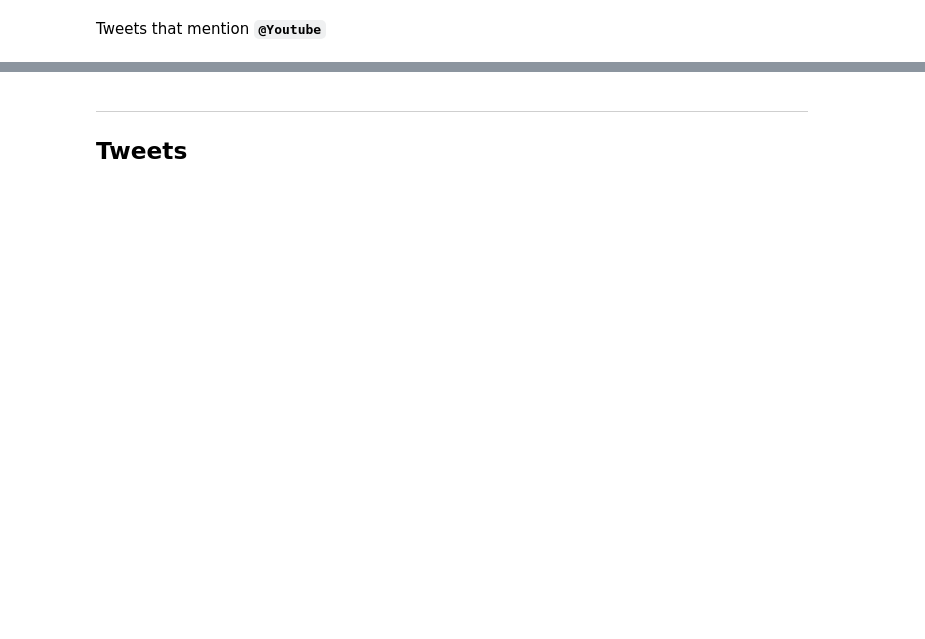
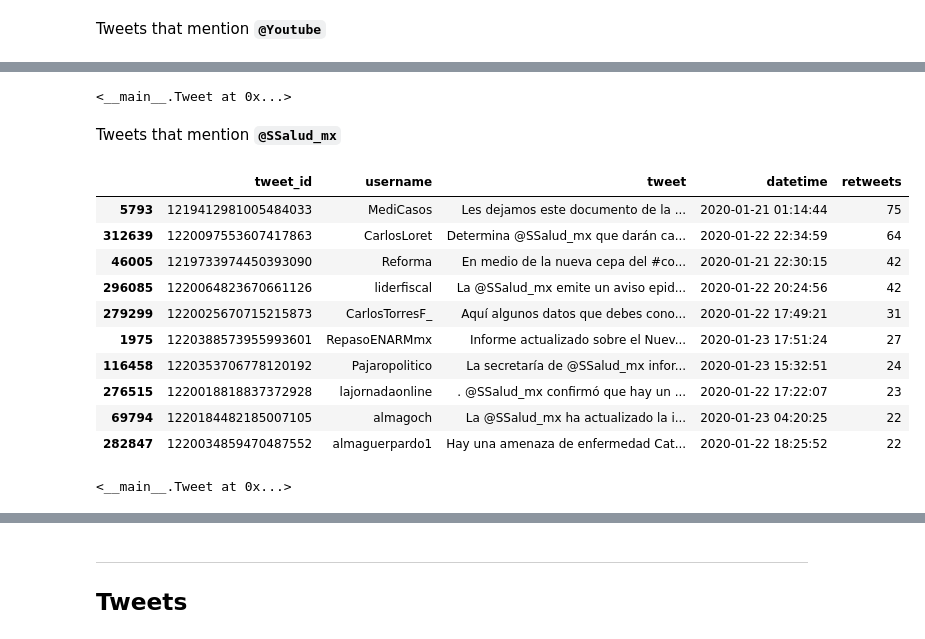
Before and after one commit to social-link-analytics-group-bsc/tw_coronavirus, a Jupyter notebook: corona_virus.ipynb, the cells around one changed output, grey strips where cells are left out. Drawn from its saved outputs; the diff is of its cells as text; code cells hidden in the pictures; blank space fills up the shorter version.

```diff
--- a/corona_virus.ipynb
+++ b/corona_virus.ipynb
@@ -230,0 +266,30 @@ tweets[tweets['mentions'].isin(['@YouTube'])][['tweet_id', 'tweet', 'datetime',
+# %%
+tweet_html = ("""
+<blockquote class="twitter-tweet"><p lang="es" dir="ltr"><a href="https://twitter.com/hashtag/FelizMiercoles?src=hash&amp;ref_src=twsrc%5Etfw">#FelizMiercoles</a> el presidente <a href="https://twitter.com/lopezobrador?ref_src=twsrc%5Etfw">@lopezobrador</a> confirmó que hay un posible caso de <a href="https://twitter.com/hashtag/coronavirus?src=hash&amp;ref_src=twsrc%5Etfw">#coronavirus</a> en <a href="https://twitter.com/hashtag/Tamaulipas?src=hash&amp;ref_src=twsrc%5Etfw">#Tamaulipas</a>, explicó que el paciente está en observación.</p>&mdash; Pie de Página (@PdPagina) <a href="https://twitter.com/PdPagina/status/1219981557122969600?ref_src=twsrc%5Etfw">January 22, 2020</a></blockquote> <script async src="https://platform.twitter.com/widgets.js" charset="utf-8"></script>
+""")
+Tweet(tweet_html)
+# %% [output]
+<__main__.Tweet at 0x...>
+# %% [markdown]
+Tweets that mention **`@SSalud_mx`**
+# %%
+tweets[tweets['mentions'].isin(['@SSalud_mx'])][['tweet_id', 'username', 'tweet', 'datetime', 'retweets']].sort_values('retweets', ascending=False).head(10)
+# %% [output]
+|  | tweet_id | username | tweet | datetime | retweets |
+| 5793 | 1219412981005484033 | MediCasos | Les dejamos este documento de la ... | 2020-01-21 01:14:44 | 75 |
+| 312639 | 1220097553607417863 | CarlosLoret | Determina @SSalud_mx que darán ca... | 2020-01-22 22:34:59 | 64 |
+| 46005 | 1219733974450393090 | Reforma | En medio de la nueva cepa del #co... | 2020-01-21 22:30:15 | 42 |
+| 296085 | 1220064823670661126 | liderfiscal | La @SSalud_mx emite un aviso epid... | 2020-01-22 20:24:56 | 42 |
+| 279299 | 1220025670715215873 | CarlosTorresF_ | Aquí algunos datos que debes cono... | 2020-01-22 17:49:21 | 31 |
+| 1975 | 1220388573955993601 | RepasoENARMmx | Informe actualizado sobre el Nuev... | 2020-01-23 17:51:24 | 27 |
+| 116458 | 1220353706778120192 | Pajaropolitico | La secretaría de @SSalud_mx infor... | 2020-01-23 15:32:51 | 24 |
+| 276515 | 1220018818837372928 | lajornadaonline | . @SSalud_mx confirmó que hay un ... | 2020-01-22 17:22:07 | 23 |
+| 69794 | 1220184482185007105 | almagoch | La @SSalud_mx ha actualizado la i... | 2020-01-23 04:20:25 | 22 |
+| 282847 | 1220034859470487552 | almaguerpardo1 | Hay una amenaza de enfermedad Cat... | 2020-01-22 18:25:52 | 22 |
+# %%
+tweet_html = (
+"""<blockquote class="twitter-tweet"><p lang="es" dir="ltr">Les dejamos este documento de la <a href="https://twitter.com/SSalud_mx?ref_src=twsrc%5Etfw">@SSalud_mx</a> sobre coronavirus y la relación con <a href="https://twitter.com/hashtag/Wuhan?src=hash&amp;ref_src=twsrc%5Etfw">#Wuhan</a> <a href="https://t.co/Zim0TTKK4f">pic.twitter.com/Zim0TTKK4f</a></p>&mdash; El internista. (@MediCasos) <a href="https://twitter.com/MediCasos/status/1219412981005484033?ref_src=twsrc%5Etfw">January 21, 2020</a></blockquote> <script async src="https://platform.twitter.com/widgets.js" charset="utf-8"></script>"""
+)
+Tweet(tweet_html)
+# %% [output]
+<__main__.Tweet at 0x...>
```
Also changed, not shown: parts of 18 cells of this notebook.
